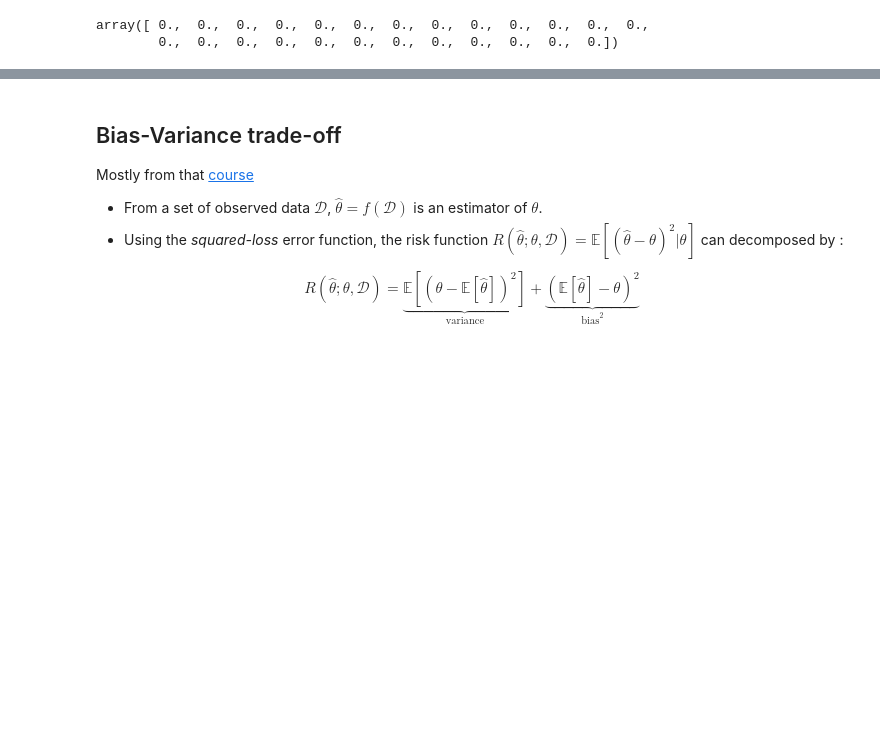
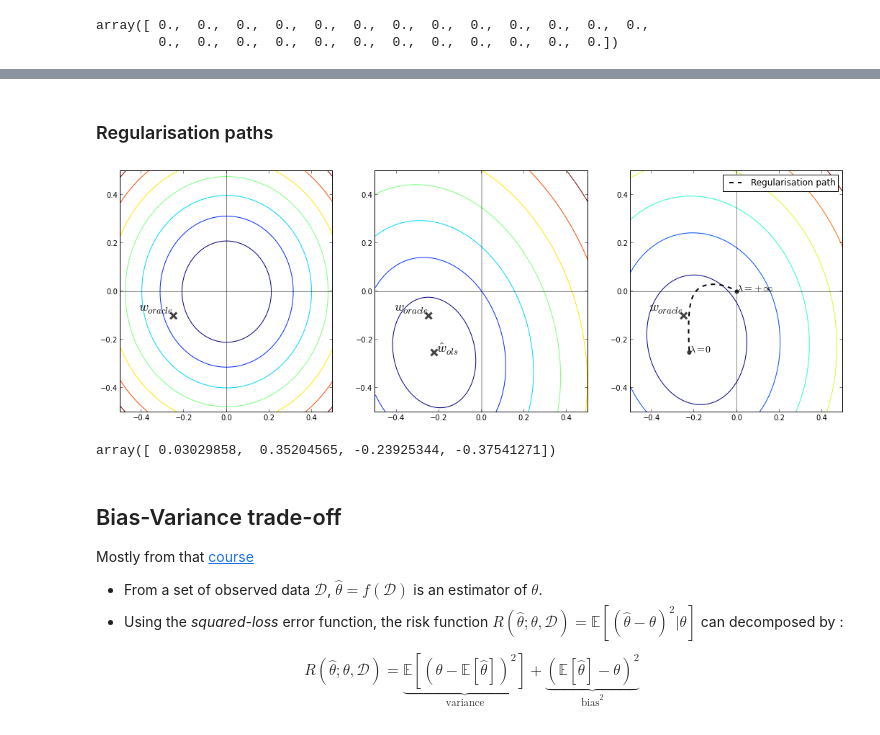
Before and after one commit to pilipolio/20130624_RegressionAndBiasVarianceTalk, a Jupyter notebook: LinearRegression.ipynb, the cells around one changed output, grey strips where cells are left out. Cells and saved outputs as stored; diff of their text form; code cells hidden in the pictures; blank space fills up the shorter version.

```diff
--- a/LinearRegression.ipynb
+++ b/LinearRegression.ipynb
@@ -144,51 +148,57 @@ ValueError: operands could not be broadcast together with shapes (3,3) (4,4)
+# %% [markdown]
+### Regularisation paths
 # %%
+# fixed w_0 and w_1 to be the OLS ones
+w_1 = w_ols[0]
 w2_grid, w3_grid = np.meshgrid(np.linspace(-.5, .5, num=100), np.linspace(-.5, .5, num=100))
 
-# fixed w_0 and w_1 to be the OLS ones
-w_0 = w_ols[0]
-w_1 = w_ols[1]
+# x, y and z 2D grids
+error_grid = np.reshape(
+    [np.linalg.norm(np.dot(X_n_d, [w_1, w2, w3]) - y_n)
+        for w2, w3 in zip(w2_grid.ravel(), w3_grid.ravel())], (100, 100))
+penalization_grid = np.reshape(
+    [np.linalg.norm([w_1, w2, w3])
+        for w2, w3 in zip(w2_grid.ravel(), w3_grid.ravel())], (100, 100))
 
-error_grid = np.reshape(
-    [np.linalg.norm(np.dot(X_n_d, [w_0, w_1, w2, w3]) - y_n)
-        for w2,w3 in zip(w2_grid.ravel(), w3_grid.ravel())], (100, 100))
-penalization_grid = np.reshape(
-    [np.linalg.norm([w_0, w_1, w2, w3])
-        for w2,w3 in zip(w2_grid.ravel(), w3_grid.ravel())], (100, 100))
+# Ridge regularisation path
+w_2_path, w_3_path = zip(*[ridge_regression(X_n_d, y_n, lbda)[1:] for lbda in np.logspace(-2, 3, 100)])
+
+def plot_weight_space(ax, x_grid, y_grid, z_grid):
+    ax.contour(x_grid, y_grid, z_grid)
+    ax.vlines(0, -.5, .5, alpha=.5)
+    ax.hlines(0, -.5, .5, alpha=.5)
+    ax.set_xlim(-.5, .5)
+    ax.set_ylim(-.5, .5)
 
 f, (ax1, ax2, ax3) = plt.subplots(1,3)
-f.set_size_inches(12, 6)
+f.set_size_inches(18, 6)
 
-ax1.contourf(w2_grid, w3_grid, error_grid)
-ax1.vlines(0, -.5, .5, alpha=.5)
-ax1.hlines(0, -.5, .5, alpha=.5)
+plot_weight_space(ax1, w2_grid, w3_grid, penalization_grid)
+ax1.scatter(w_oracle[1], w_oracle[2], marker="x", color="k", alpha=.75, s=80, linewidth=3);
+ax1.text(w_oracle[1], w_oracle[2], s="$w_{oracle} \ $", size=18, weight='bold', va='bottom', ha='right');
 
-ax1.scatter(w_ols[2], w_ols[3], marker="x", color="k", alpha=.75, s=80, linewidth=3)
-ax1.text(w_ols[2], w_ols[3], s="$ \ \hat{w}_{ols}$", size=18, weight='bold')
-ax1.scatter(w_oracle[2], w_oracle[3], marker="x", color="k", alpha=.75, s=80, linewidth=3);
-ax1.text(w_oracle[2], w_oracle[3], s="$w_{oracle} \ $", size=18, weight='bold', va='bottom', ha='right');
-ax1.set_xlim(-.5, .5);ax1.set_ylim(-.5, .5)
+plot_weight_space(ax2, w2_grid, w3_grid, error_grid)
+ax2.scatter(w_ols[1], w_ols[2], marker="x", color="k", alpha=.75, s=80, linewidth=3)
+ax2.text(w_ols[1], w_ols[2], s="$ \ \hat{w}_{ols}$", size=18, weight='bold')
+ax2.scatter(w_oracle[1], w_oracle[2], marker="x", color="k", alpha=.75, s=80, linewidth=3);
+ax2.text(w_oracle[1], w_oracle[2], s="$w_{oracle} \ $", size=18, weight='bold', va='bottom', ha='right');
 
-ax2.contourf(w2_grid, w3_grid, penalization_grid)
-ax2.vlines(0, -.5, .5, alpha=.5)
-ax2.hlines(0, -.5, .5, alpha=.5);
-ax2.scatter(w_oracle[2], w_oracle[3], marker="x", color="k", alpha=.75, s=80, linewidth=3);
-ax2.text(w_oracle[2], w_oracle[3], s="$w_{oracle} \ $", size=18, weight='bold', va='bottom', ha='right');
-ax2.set_xlim(-.5, .5);ax2.set_ylim(-.5, .5)
+plot_weight_space(ax3, w2_grid, w3_grid, error_grid + penalization_grid)
+ax3.scatter(w_oracle[1], w_oracle[2], marker="x", color="k", alpha=.75, s=80, linewidth=3);
+ax3.text(w_oracle[1], w_oracle[2], s="$w_{oracle} \ $", size=18, weight='bold', va='bottom', ha='right');
 
-ax3.contourf(w2_grid, w3_grid, error_grid + penalization_grid)
-ax3.vlines(0, -.5, .5, alpha=.5)
-ax3.hlines(0, -.5, .5, alpha=.5);
-ax3.scatter(w_oracle[2], w_oracle[3], marker="x", color="k", alpha=.75, s=80, linewidth=3);
-ax3.text(w_oracle[2], w_oracle[3], s="$w_{oracle} \ $", size=18, weight='bold', va='bottom', ha='right');
-
-w_2_path, w_3_path = zip(*[ridge_regression(X_n_d, y_n, lbda)[2:] for lbda in np.logspace(-2, 3, 100)])
 ax3.plot(w_2_path, w_3_path, 'k', lw=2, ls='--', label='Regularisation path')
-ax3.scatter([0, w_ols[2]], [0, w_ols[3]], marker="o", color="k", alpha=.75, s=25)
-ax3.text(w_ols[2], w_ols[3], s="$\lambda=0$", size=14, weight='bold')
+ax3.scatter([0, w_ols[1]], [0, w_ols[2]], marker="o", color="k", alpha=.75, s=25)
+ax3.text(w_ols[1], w_ols[2], s="$\lambda=0$", size=14, weight='bold')
 ax3.text(0, 0, s="$\lambda=+\infty$", size=14, weight='bold')
 
-ax3.set_xlim(-.5, .5);ax3.set_ylim(-.5, .5);
 plt.legend();
+# %% [output]
+[figure, added]
+# %%
+w_ols
+# %% [output]
+array([ 0.03029858,  0.35204565, -0.23925344, -0.37541271])
 # %% [markdown]
 ## Bias-Variance trade-off
 
```
Also changed, not shown: parts of 6 cells of this notebook, 1 other file.
